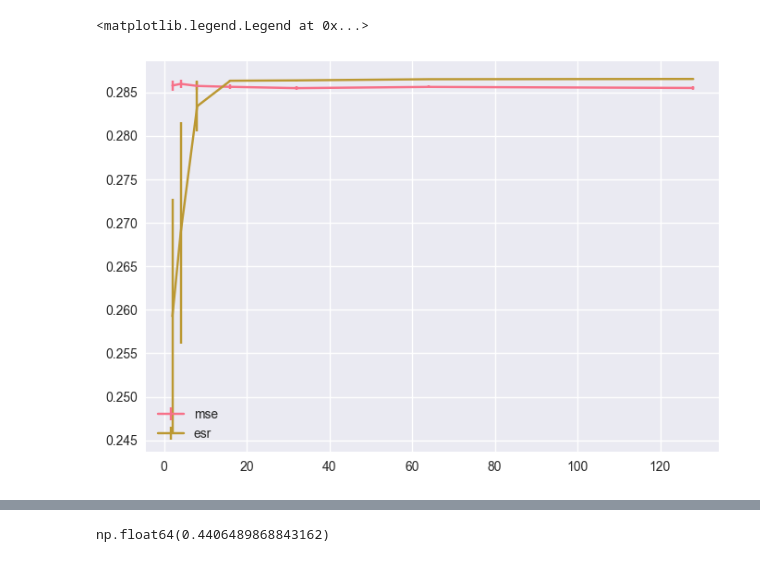
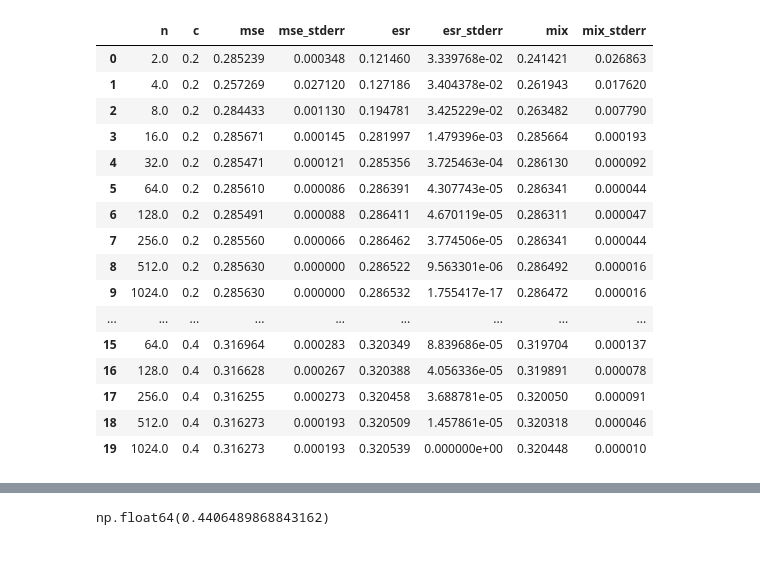
Before and after one commit to samstan/ESRLoss, a Jupyter notebook: informs-linear.ipynb, the cells around one changed output, grey strips where cells are left out. Cells and saved outputs as stored; diff of their text form; code cells hidden in the pictures.

```diff
--- a/informs-linear.ipynb
+++ b/informs-linear.ipynb
@@ -37,6 +38,30 @@ def fit_model_mse(x,r):
     results = model.fit()
 
     return results.params # intercept, slope
+
+def fit_model_esr(x,r, alpha = 0, k = 5, num_epochs = 100, verbose = False):
+
+    model = torch_linear.LinearRegression()
+    optimizer = torch.optim.SGD(model.parameters(), lr=0.1)
+
+    for epoch in range(num_epochs):
+        # Forward pass
+        r_pred = model(x)
+        loss = torch_linear.esr(r_pred, r, alpha = alpha, k = k)
+
+        # Backward pass
+        optimizer.zero_grad()
+        loss.backward()
+        optimizer.step()
+
+        if verbose:
+            if epoch % 50 == 0:
+                print(f"Epoch {epoch:3d} | Loss: {loss.item():.4f}")
+
+    # -----------------------
+    # Learned parameters
+    # -----------------------
+    return model.linear.bias.item(), model.linear.weight.item()
 # %%
 c = 0.5
 
@@ -190,9 +215,0 @@ for n in [2,4,8,16,32,64,128]:
-# %%
-plt.errorbar(df['n'],df['mse'],1.96*df['mse_stderr'],label='mse')
-plt.errorbar(df['n'],df['esr'],1.96*df['esr_stderr'],label='esr')
-plt.legend(loc='best')
-plt.ylabel('Expected reward')
-plt.xlabel('')
-# %% [output]
-<matplotlib.legend.Legend at 0x...>
-[figure, removed]
@@ -198,0 +221,20 @@ plt.xlabel('')
+# %%
+df
+# %% [output]
+|  | n | c | mse | mse_stderr | esr | esr_stderr | mix | mix_stderr |
+| 0 | 2.0 | 0.2 | 0.285239 | 0.000348 | 0.121460 | 3.339768e-02 | 0.241421 | 0.026863 |
+| 1 | 4.0 | 0.2 | 0.257269 | 0.027120 | 0.127186 | 3.404378e-02 | 0.261943 | 0.017620 |
+| 2 | 8.0 | 0.2 | 0.284433 | 0.001130 | 0.194781 | 3.425229e-02 | 0.263482 | 0.007790 |
+| 3 | 16.0 | 0.2 | 0.285671 | 0.000145 | 0.281997 | 1.479396e-03 | 0.285664 | 0.000193 |
+| 4 | 32.0 | 0.2 | 0.285471 | 0.000121 | 0.285356 | 3.725463e-04 | 0.286130 | 0.000092 |
+| 5 | 64.0 | 0.2 | 0.285610 | 0.000086 | 0.286391 | 4.307743e-05 | 0.286341 | 0.000044 |
+| 6 | 128.0 | 0.2 | 0.285491 | 0.000088 | 0.286411 | 4.670119e-05 | 0.286311 | 0.000047 |
+| 7 | 256.0 | 0.2 | 0.285560 | 0.000066 | 0.286462 | 3.774506e-05 | 0.286341 | 0.000044 |
+| 8 | 512.0 | 0.2 | 0.285630 | 0.000000 | 0.286522 | 9.563301e-06 | 0.286492 | 0.000016 |
+| 9 | 1024.0 | 0.2 | 0.285630 | 0.000000 | 0.286532 | 1.755417e-17 | 0.286472 | 0.000016 |
+| ... | ... | ... | ... | ... | ... | ... | ... | ... |
+| 15 | 64.0 | 0.4 | 0.316964 | 0.000283 | 0.320349 | 8.839686e-05 | 0.319704 | 0.000137 |
+| 16 | 128.0 | 0.4 | 0.316628 | 0.000267 | 0.320388 | 4.056336e-05 | 0.319891 | 0.000078 |
+| 17 | 256.0 | 0.4 | 0.316255 | 0.000273 | 0.320458 | 3.688781e-05 | 0.320050 | 0.000091 |
+| 18 | 512.0 | 0.4 | 0.316273 | 0.000193 | 0.320509 | 1.457861e-05 | 0.320318 | 0.000046 |
+| 19 | 1024.0 | 0.4 | 0.316273 | 0.000193 | 0.320539 | 0.000000e+00 | 0.320448 | 0.000010 |
```
Also changed, not shown: parts of 10 cells of this notebook.
